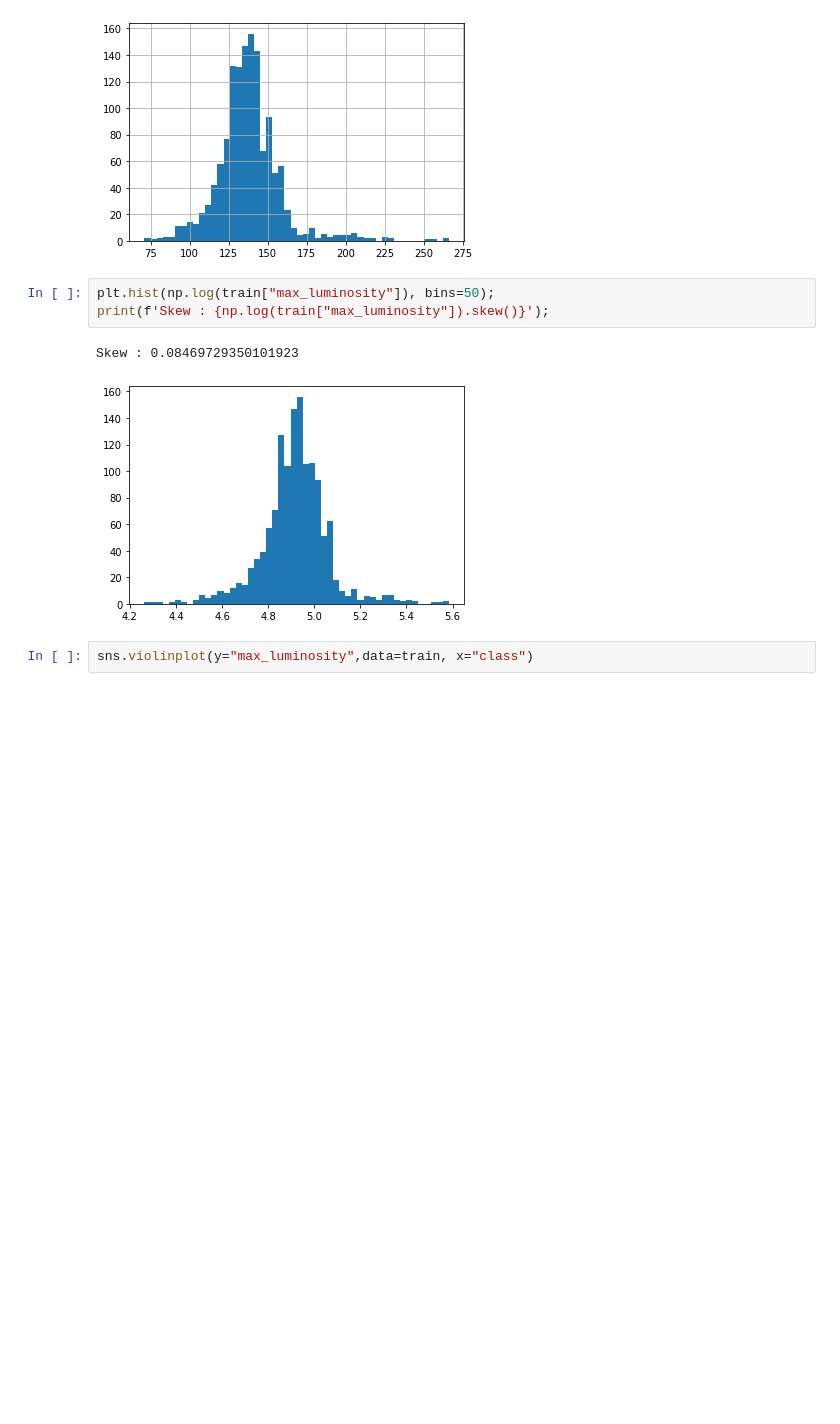
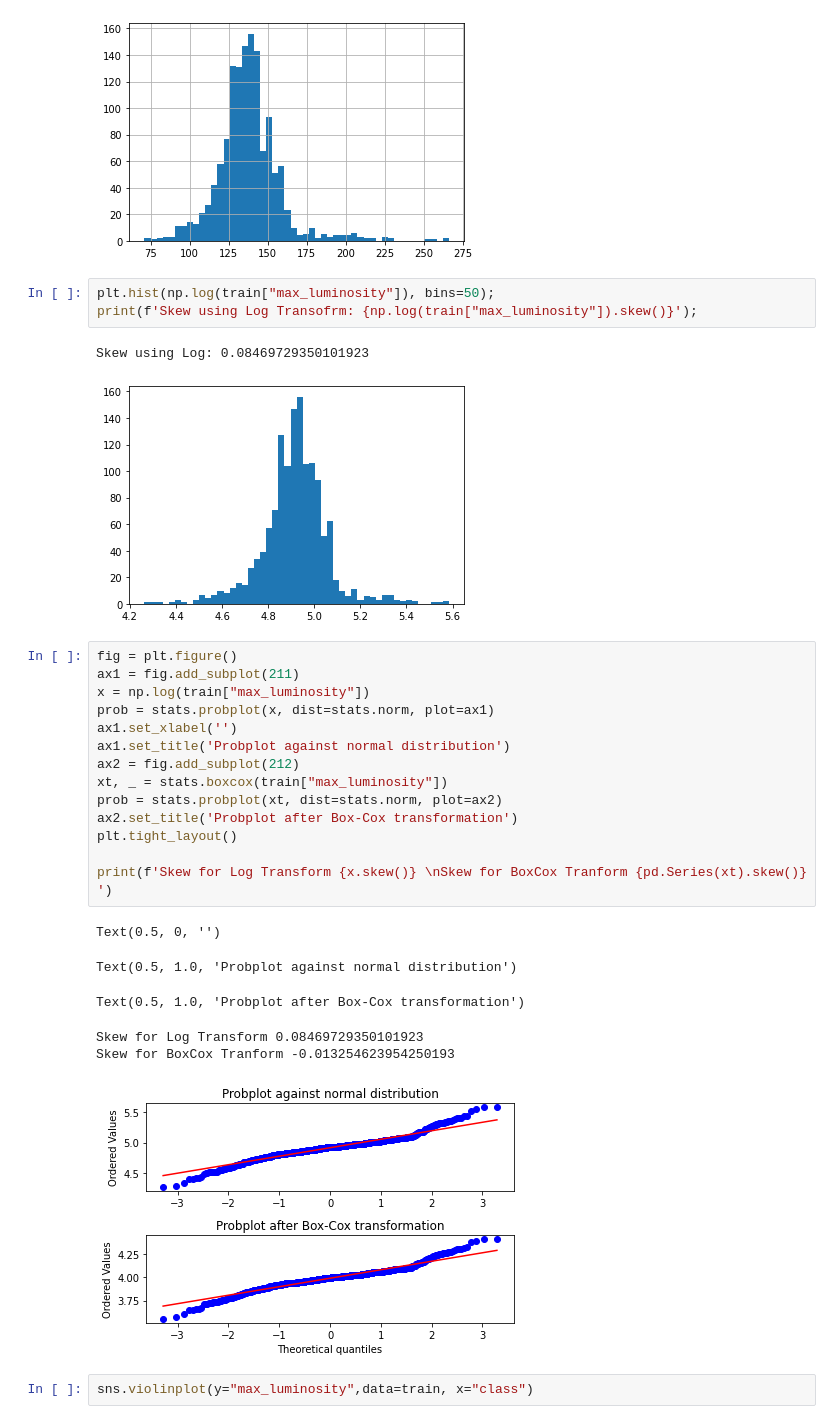
Before and after one commit to gautamnaik1994/GlassQualityPrediction, a Jupyter notebook: main.ipynb, the cells around one changed output. Drawn from its saved outputs; the diff is of its cells as text; blank space fills up the shorter version.

```diff
--- a/main.ipynb
+++ b/main.ipynb
@@ -147,10 +133,31 @@ Kurtosis : 6.009707701418586
 [figure]
 # %%
 plt.hist(np.log(train["max_luminosity"]), bins=50);
-print(f'Skew : {np.log(train["max_luminosity"]).skew()}');
+print(f'Skew using Log Transofrm: {np.log(train["max_luminosity"]).skew()}');
 # %% [output]
-Skew : 0.08469729350101923
+Skew using Log: 0.08469729350101923
 [figure]
+# %%
+fig = plt.figure()
+ax1 = fig.add_subplot(211)
+x = np.log(train["max_luminosity"])
+prob = stats.probplot(x, dist=stats.norm, plot=ax1)
+ax1.set_xlabel('')
+ax1.set_title('Probplot against normal distribution')
+ax2 = fig.add_subplot(212)
+xt, _ = stats.boxcox(train["max_luminosity"])
+prob = stats.probplot(xt, dist=stats.norm, plot=ax2)
+ax2.set_title('Probplot after Box-Cox transformation')
+plt.tight_layout()
+
+print(f'Skew for Log Transform {x.skew()} \nSkew for BoxCox Tranform {pd.Series(xt).skew()} ')
+# %% [output]
+Text(0.5, 0, '')
+Text(0.5, 1.0, 'Probplot against normal distribution')
+Text(0.5, 1.0, 'Probplot after Box-Cox transformation')
+Skew for Log Transform 0.08469729350101923
+Skew for BoxCox Tranform -0.013254623954250193
+[figure, added]
 # %%
 sns.violinplot(y="max_luminosity",data=train, x="class")
 # %% [output]
```
Also changed, not shown: parts of 46 cells of this notebook.
